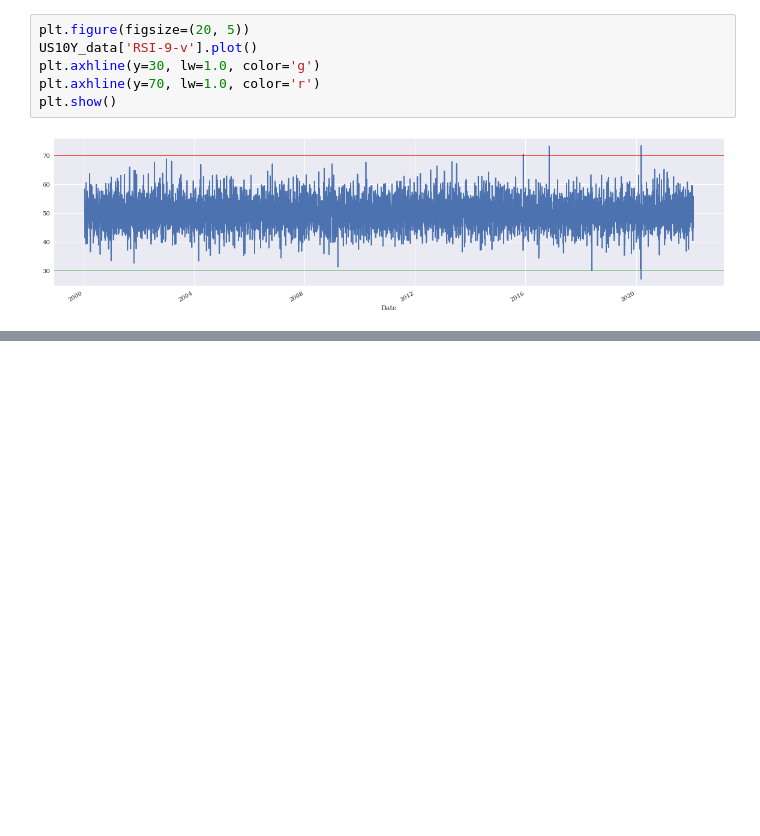
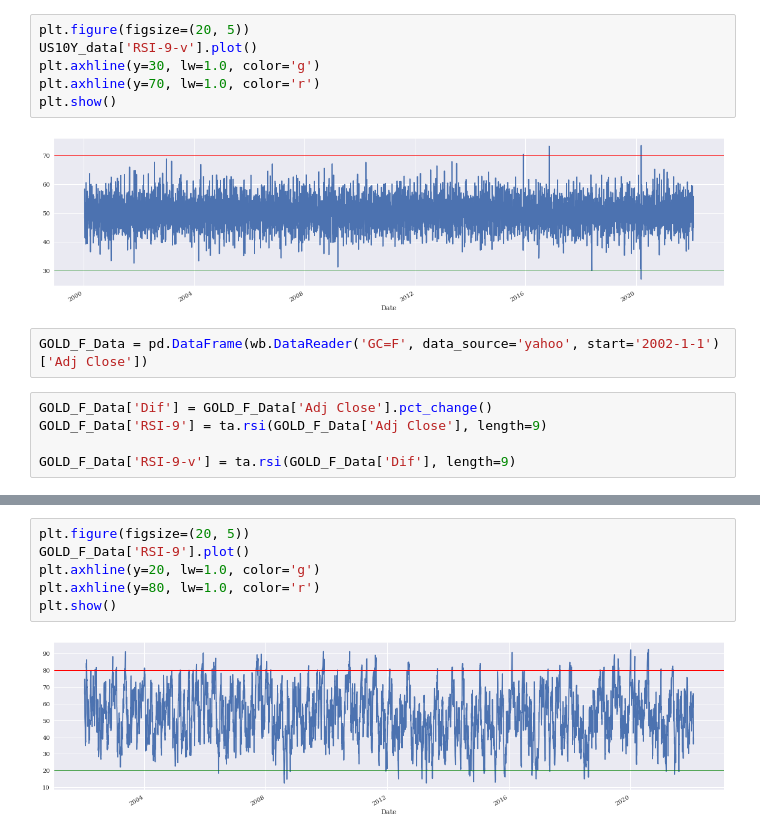
Before and after one commit to caiquemiranda/class, a Jupyter notebook: data-mining/jupter-projects/analises-01.ipynb, the cells around one changed output, grey strips where cells are left out. Drawn from its saved outputs; the diff is of its cells as text; blank space fills up the shorter version.

Commit message:
analise Gold-Fut

```diff
--- a/data-mining/jupter-projects/analises-01.ipynb
+++ b/data-mining/jupter-projects/analises-01.ipynb
@@ -102,3 +102,10 @@ plt.axhline(y=70, lw=1.0, color='r')
 plt.show()
 # %% [output]
 [figure]
+# %%
+GOLD_F_Data = pd.DataFrame(wb.DataReader('GC=F', data_source='yahoo', start='2002-1-1')['Adj Close'])
+# %%
+GOLD_F_Data['Dif'] = GOLD_F_Data['Adj Close'].pct_change()
+GOLD_F_Data['RSI-9'] = ta.rsi(GOLD_F_Data['Adj Close'], length=9)
+
+GOLD_F_Data['RSI-9-v'] = ta.rsi(GOLD_F_Data['Dif'], length=9)
@@ -104,0 +122,8 @@ plt.show()
+# %%
+plt.figure(figsize=(20, 5))
+GOLD_F_Data['RSI-9'].plot()
+plt.axhline(y=20, lw=1.0, color='g')
+plt.axhline(y=80, lw=1.0, color='r')
+plt.show()
+# %% [output]
+[figure, added]
```
Also changed, not shown: parts of 2 cells of this notebook.
